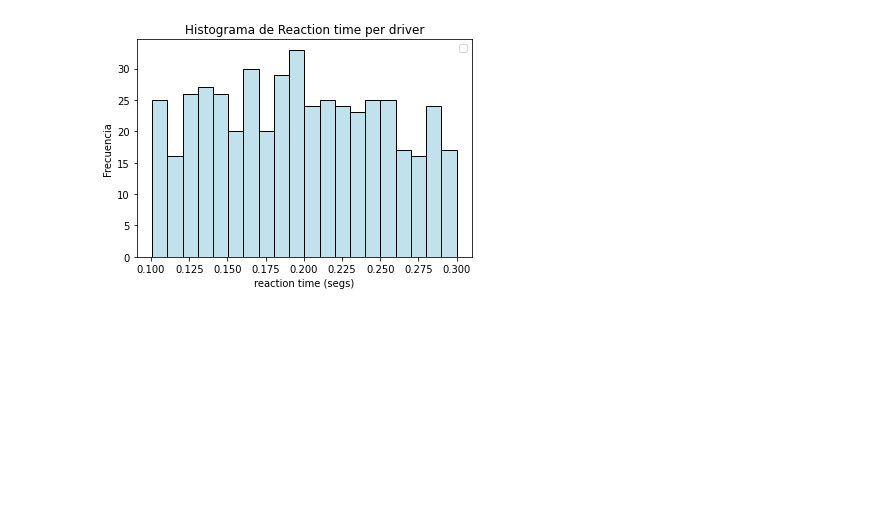
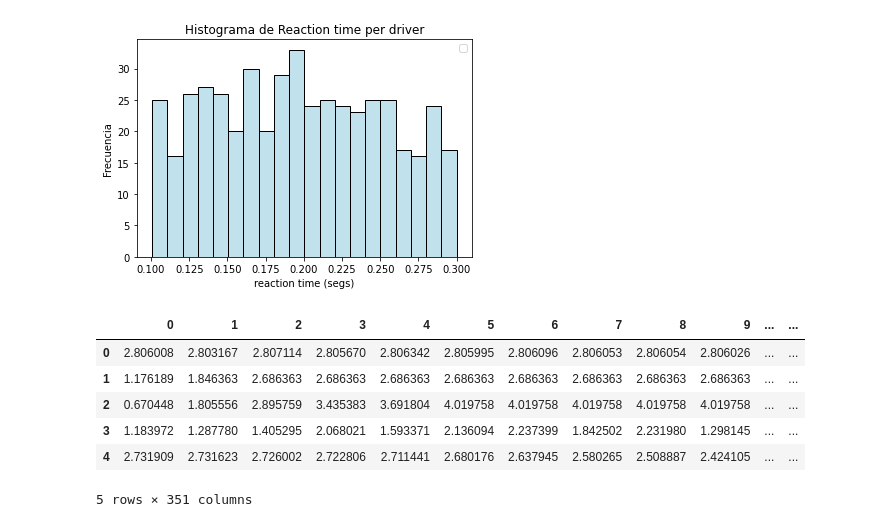
Before and after one commit to osaintnom/Stochastic-Simulation_Monte-Carlo, a Jupyter notebook: graficos.ipynb, the cells around one changed output. Saved outputs shown, nothing was run; the diff lists cells and outputs as text; code cells hidden in the pictures; blank space fills up the shorter version.

```diff
--- a/graficos.ipynb
+++ b/graficos.ipynb
@@ -85,3 +86,14 @@ plt.show()
 # %% [output]
 No artists with labels found to put in legend.  Note that artists whose label start with an underscore are ignored when legend() is called with no argument.
 [figure]
+# %%
+velocidades = pd.read_csv('velocidades.csv', sep=',', decimal='.')
+velocidades.head()
+# %% [output]
+|  | 0 | 1 | 2 | 3 | 4 | 5 | 6 | 7 | 8 | 9 | ... | ... |
+| 0 | 2.806008 | 2.803167 | 2.807114 | 2.805670 | 2.806342 | 2.805995 | 2.806096 | 2.806053 | 2.806054 | 2.806026 | ... | ... |
+| 1 | 1.176189 | 1.846363 | 2.686363 | 2.686363 | 2.686363 | 2.686363 | 2.686363 | 2.686363 | 2.686363 | 2.686363 | ... | ... |
+| 2 | 0.670448 | 1.805556 | 2.895759 | 3.435383 | 3.691804 | 4.019758 | 4.019758 | 4.019758 | 4.019758 | 4.019758 | ... | ... |
+| 3 | 1.183972 | 1.287780 | 1.405295 | 2.068021 | 1.593371 | 2.136094 | 2.237399 | 1.842502 | 2.231980 | 1.298145 | ... | ... |
+| 4 | 2.731909 | 2.731623 | 2.726002 | 2.722806 | 2.711441 | 2.680176 | 2.637945 | 2.580265 | 2.508887 | 2.424105 | ... | ... |
+5 rows × 351 columns
```
Also changed, not shown: parts of 4 cells of this notebook, 1 other file.
